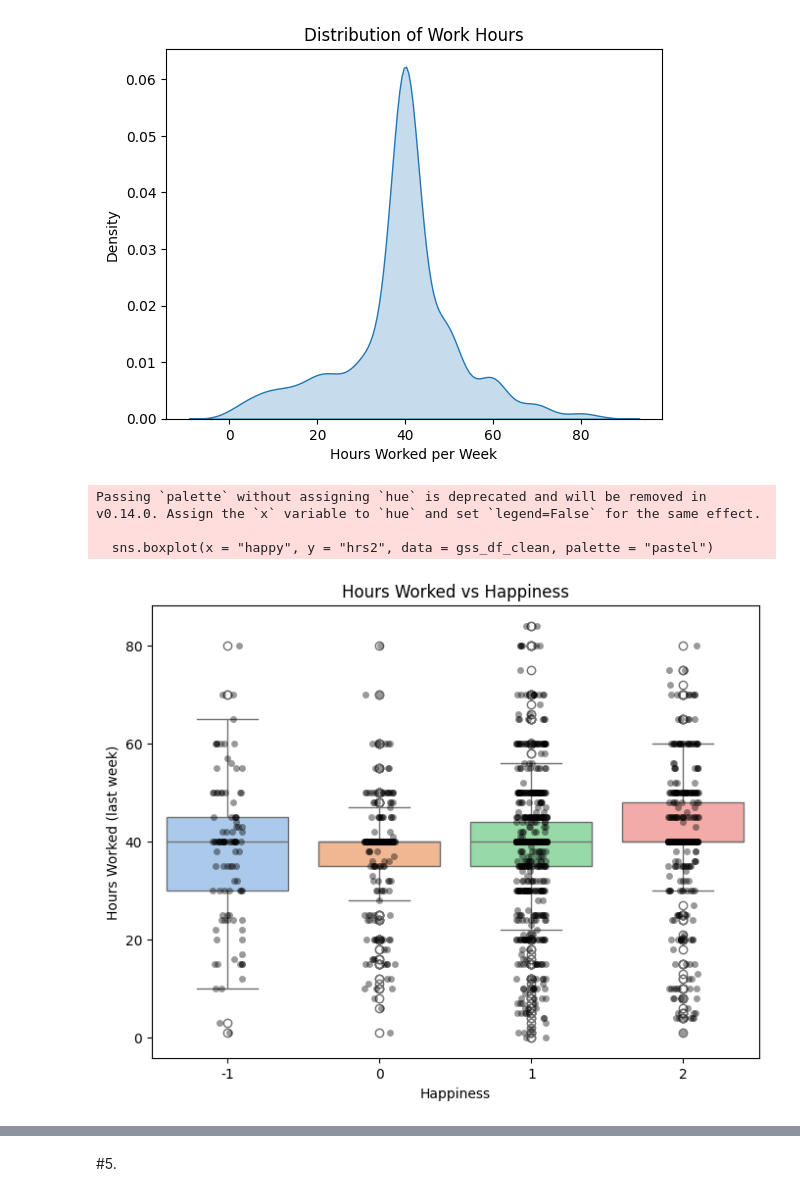
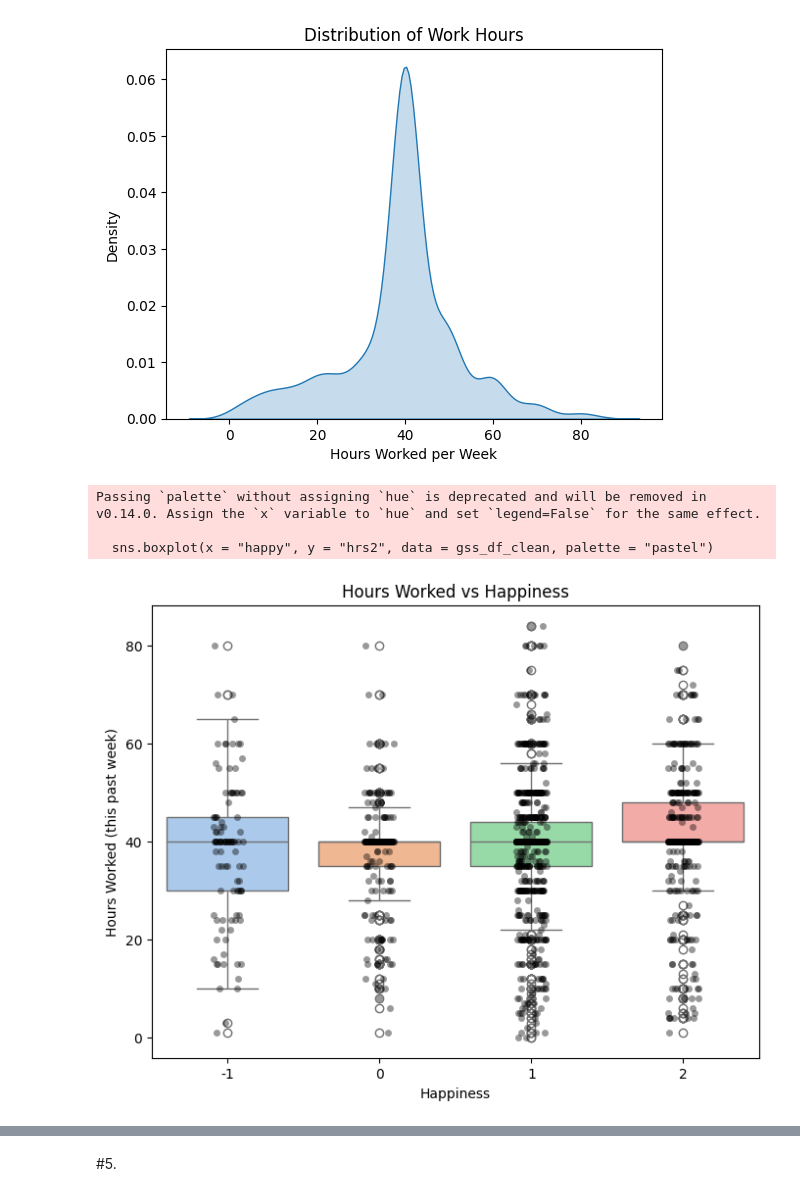
Before and after one commit to mchen899923/lab_eda, a Jupyter notebook: lab_notebook.ipynb, the cells around one changed output, grey strips where cells are left out. Drawn from its saved outputs; the diff is of its cells as text; code cells hidden in the pictures.

```diff
--- a/lab_notebook.ipynb
+++ b/lab_notebook.ipynb
@@ -202,20 +202,20 @@ plt.show()
 # %%
 import seaborn as sns
 import matplotlib.pyplot as plt
 
 plt.figure(figsize=(8,6)) #boxplot for hours worked vs happiness
 sns.boxplot(x = "happy", y = "hrs2", data = gss_df_clean, palette = "pastel")
 sns.stripplot(x = "happy", y = "hrs2", data = gss_df_clean, color = "black", alpha = 0.4, jitter = True)
 
 plt.title("Hours Worked vs Happiness")
 plt.xlabel("Happiness")
-plt.ylabel("Hours Worked (last week)")
+plt.ylabel("Hours Worked (this past week)")
 plt.show()
 # %% [output]
 Passing `palette` without assigning `hue` is deprecated and will be removed in v0.14.0. Assign the `x` variable to `hue` and set `legend=False` for the same effect.
 
   sns.boxplot(x = "happy", y = "hrs2", data = gss_df_clean, palette = "pastel")
-[figure, old version]
+[figure, new version]
 # %%
 import seaborn as sns
 import matplotlib.pyplot as plt
```
Also changed, not shown: parts of 1 cell of this notebook.
